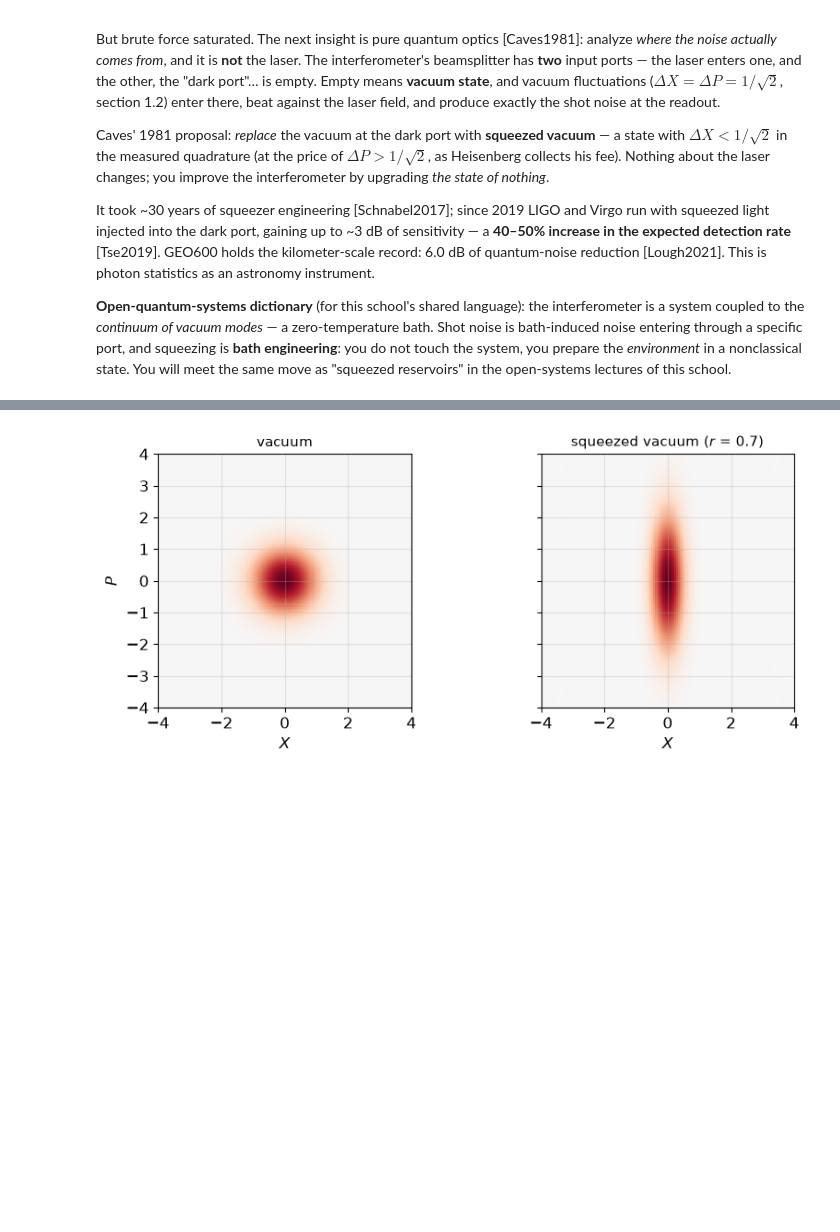
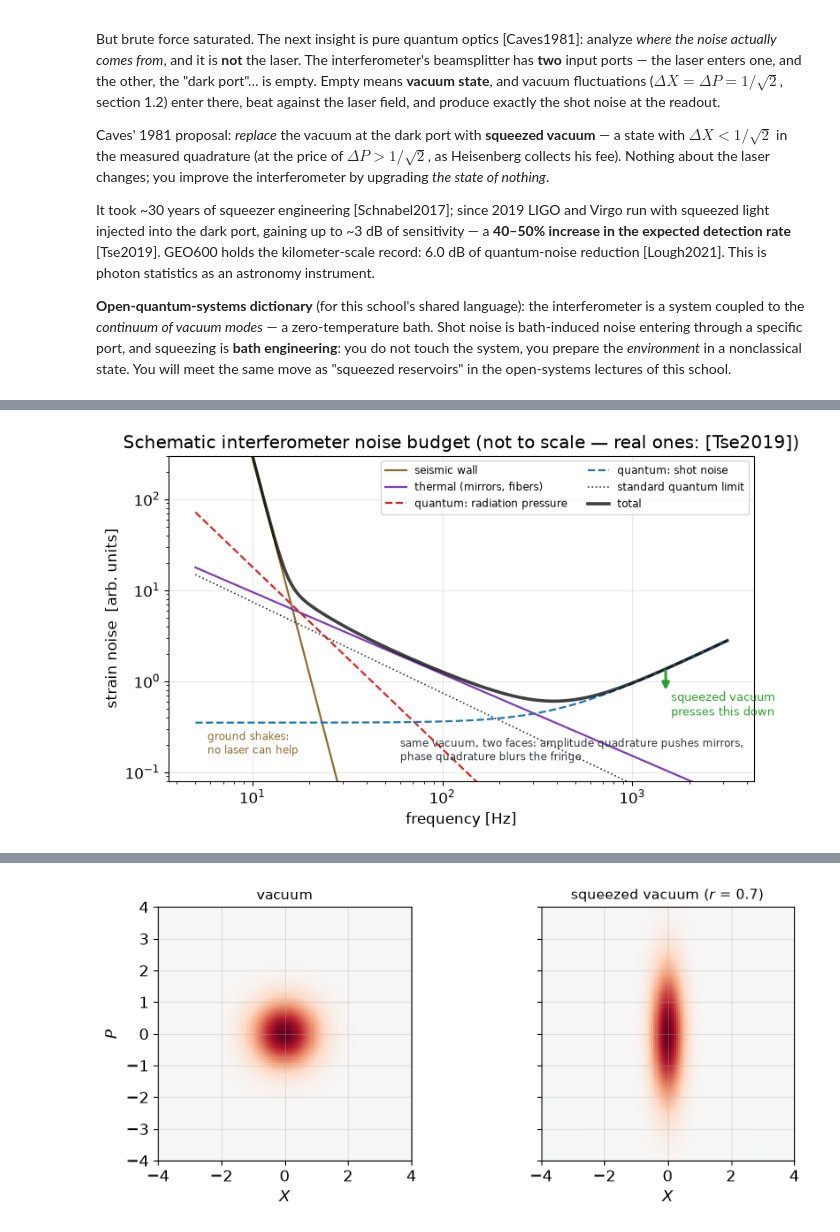
Before and after one commit to laserlab/CountingPhotons, a Jupyter notebook: lectures/01_QuantumLight_PhotonStatistics.ipynb, the cells around one changed output, grey strips where cells are left out. Saved outputs shown, nothing was run; the diff lists cells and outputs as text; code cells hidden in the pictures; blank space fills up the shorter version.

```diff
--- a/lectures/01_QuantumLight_PhotonStatistics.ipynb
+++ b/lectures/01_QuantumLight_PhotonStatistics.ipynb
@@ -409,3 +409,7 @@ It took ~30 years of squeezer engineering [Schnabel2017]; since 2019 LIGO and Vi
 <p align="center"><img src="../figures/ligo_hanford.jpg" width="620" alt="LIGO Hanford aerial view"/></p>
 
 *LIGO Hanford: 4 km of vacuum pipe per arm, hunting a phase shift of $10^{-11}$ rad. Photo: LIGO Laboratory, public domain.*
+# %%
+sketches.ligo_noise_budget()
+# %% [output]
+[figure, added]
```
Also changed, not shown: parts of 1 cell of this notebook, 1 other file.
